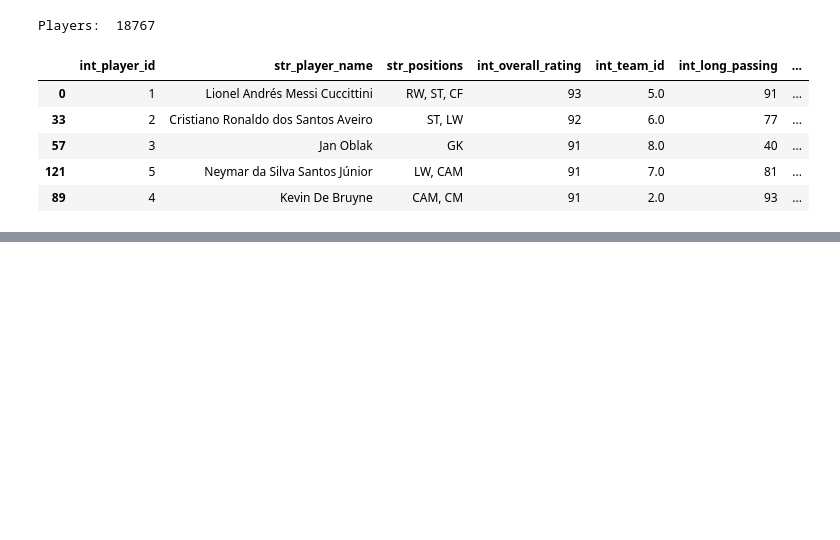
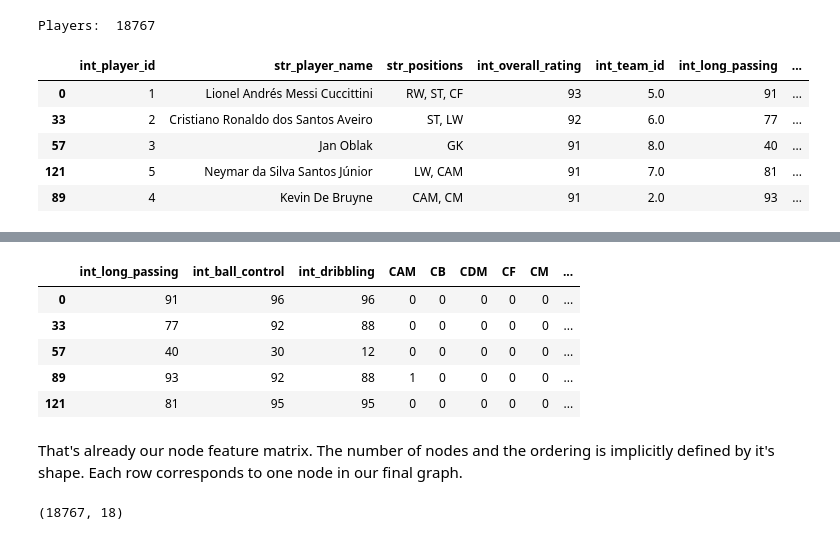
Before and after one commit to mirjunaid26/datascientist, a Jupyter notebook: ConvertingTabularDatasetToGraphDataset.ipynb, the cells around one changed output, grey strips where cells are left out. Drawn from its saved outputs; the diff is of its cells as text; code cells hidden in the pictures; blank space fills up the shorter version.

```diff
--- a/ConvertingTabularDatasetToGraphDataset.ipynb
+++ b/ConvertingTabularDatasetToGraphDataset.ipynb
@@ -71,0 +115,28 @@ Players:  18767
+# %%
+# Sort to define the order of nodes
+sorted_df = fifa_df.sort_values(by="int_player_id")
+# Select node features
+node_features = sorted_df[["str_positions", "int_long_passing", "int_ball_control", "int_dribbling"]]
+# Convert non-numeric columns
+pd.set_option('mode.chained_assignment', None)
+positions = node_features["str_positions"].str.split(",", expand=True)
+node_features["first_position"] = positions[0]
+# One-hot encoding
+node_features = pd.concat([node_features, pd.get_dummies(node_features["first_position"])], axis=1, join='inner')
+node_features.drop(["str_positions", "first_position"], axis=1, inplace=True)
+node_features.head()
+# %% [output]
+|  | int_long_passing | int_ball_control | int_dribbling | CAM | CB | CDM | CF | CM | ... |
+| 0 | 91 | 96 | 96 | 0 | 0 | 0 | 0 | 0 | ... |
+| 33 | 77 | 92 | 88 | 0 | 0 | 0 | 0 | 0 | ... |
+| 57 | 40 | 30 | 12 | 0 | 0 | 0 | 0 | 0 | ... |
+| 89 | 93 | 92 | 88 | 1 | 0 | 0 | 0 | 0 | ... |
+| 121 | 81 | 95 | 95 | 0 | 0 | 0 | 0 | 0 | ... |
+# %% [markdown]
+That's already our node feature matrix. The number of nodes and the ordering is implicitly defined by it's shape. Each row corresponds to one node in our final graph.
+# %%
+# Convert to numpy
+x = node_features.to_numpy()
+x.shape # [num_nodes x num_features]
+# %% [output]
+(18767, 18)
```
Also changed, not shown: parts of 21 cells of this notebook.
